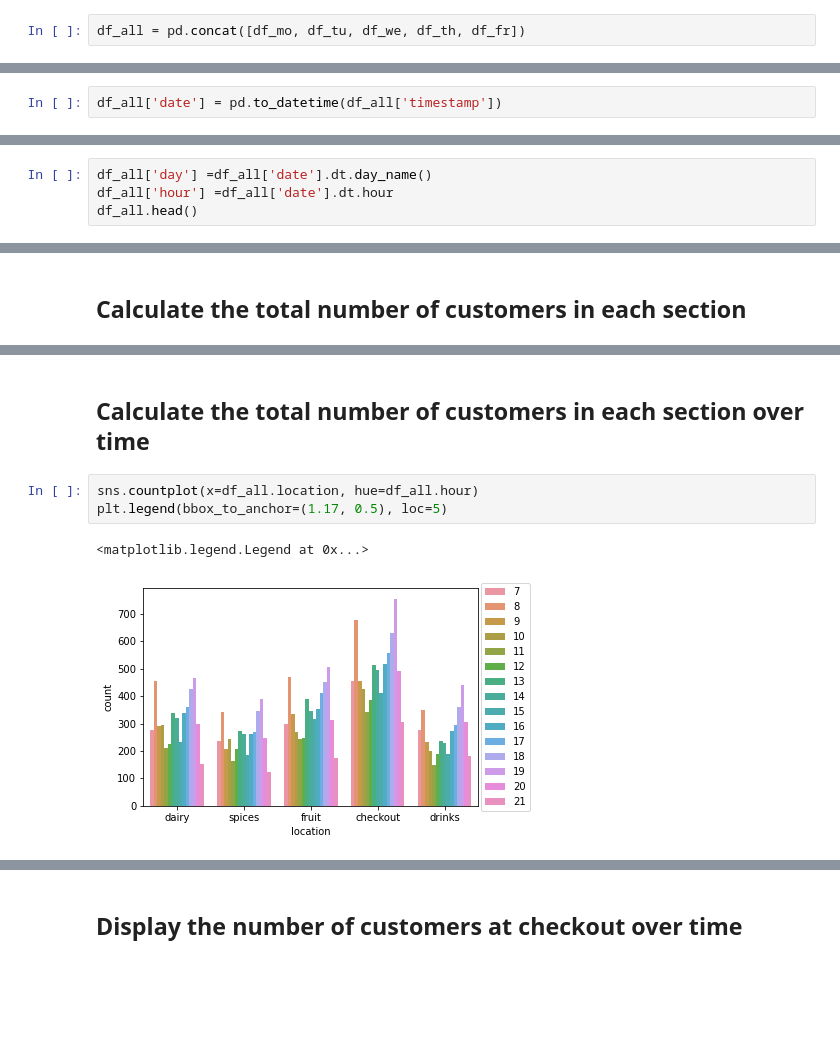
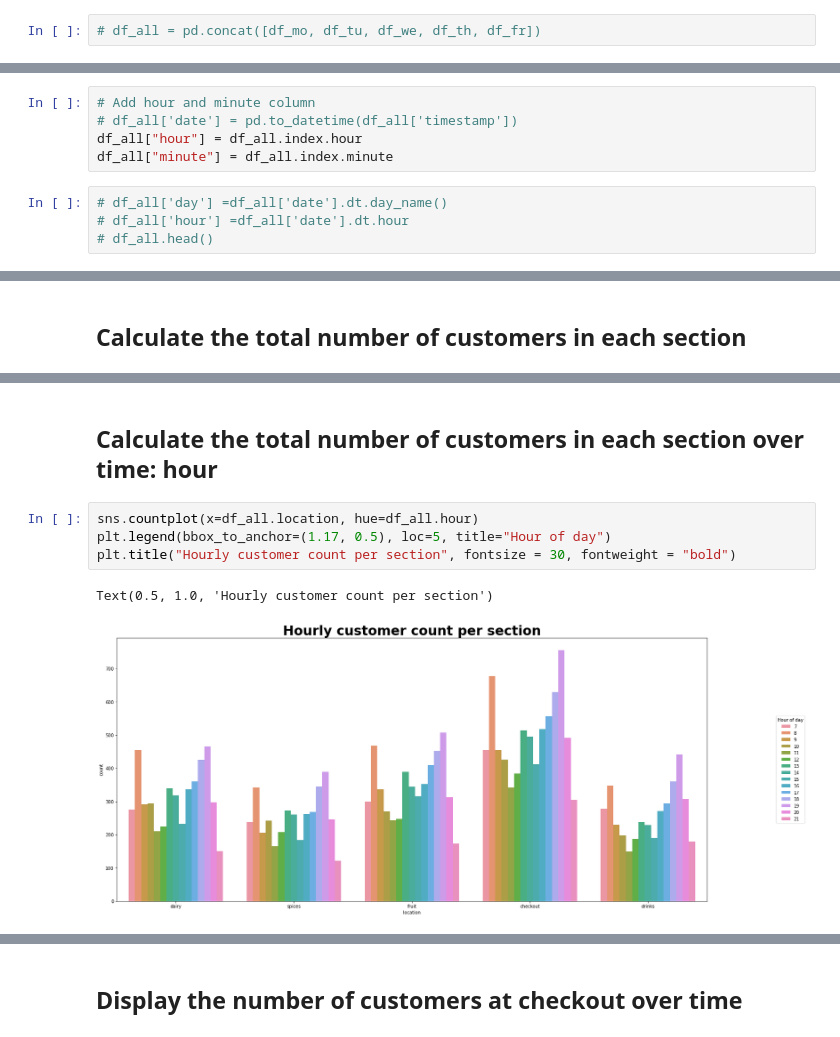
Before and after one commit to Amaranga/markov_ki, a Jupyter notebook: project8_data_exploration.ipynb, the cells around one changed output, grey strips where cells are left out. Saved outputs shown, nothing was run; the diff lists cells and outputs as text; blank space fills up the shorter version.

```diff
--- a/project8_data_exploration.ipynb
+++ b/project8_data_exploration.ipynb
@@ -76,5 +98,5 @@ df_fr = pd.read_csv(f'{data_path}/friday.csv',  index_col = 0,parse_dates=True,
 # %%
-df_all = pd.concat([df_mo, df_tu, df_we, df_th, df_fr])
+# df_all = pd.concat([df_mo, df_tu, df_we, df_th, df_fr])
 # %%
 df_all.shape
 # %% [output]
@@ -82,2 +103,0 @@ df_all.shape
-# %%
-df_all['date'] = pd.to_datetime(df_all['timestamp'])
@@ -86,4 +104,9 @@ KeyError: 'timestamp'
+# %%
+# Add hour and minute column
+# df_all['date'] = pd.to_datetime(df_all['timestamp'])
+df_all["hour"] = df_all.index.hour
+df_all["minute"] = df_all.index.minute
 # %%
-df_all['day'] =df_all['date'].dt.day_name()
-df_all['hour'] =df_all['date'].dt.hour
-df_all.head()
+# df_all['day'] =df_all['date'].dt.day_name()
+# df_all['hour'] =df_all['date'].dt.hour
+# df_all.head()
@@ -113,8 +129,9 @@ sns.countplot(x=df_all.location)
 # %% [markdown]
-## Calculate the total number of customers in each section over time
+## Calculate the total number of customers in each section over time: hour
 # %%
 sns.countplot(x=df_all.location, hue=df_all.hour)
-plt.legend(bbox_to_anchor=(1.17, 0.5), loc=5)
+plt.legend(bbox_to_anchor=(1.17, 0.5), loc=5, title="Hour of day")
+plt.title("Hourly customer count per section", fontsize = 30, fontweight = "bold")
 # %% [output]
-<matplotlib.legend.Legend at 0x...>
+Text(0.5, 1.0, 'Hourly customer count per section')
-[figure, old version]
+[figure, new version]
```
Also changed, not shown: parts of 23 cells of this notebook.
